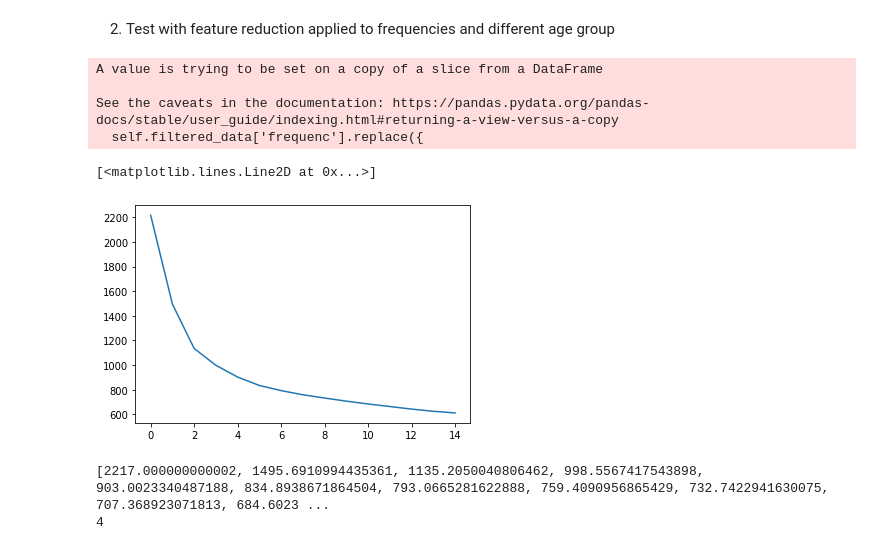
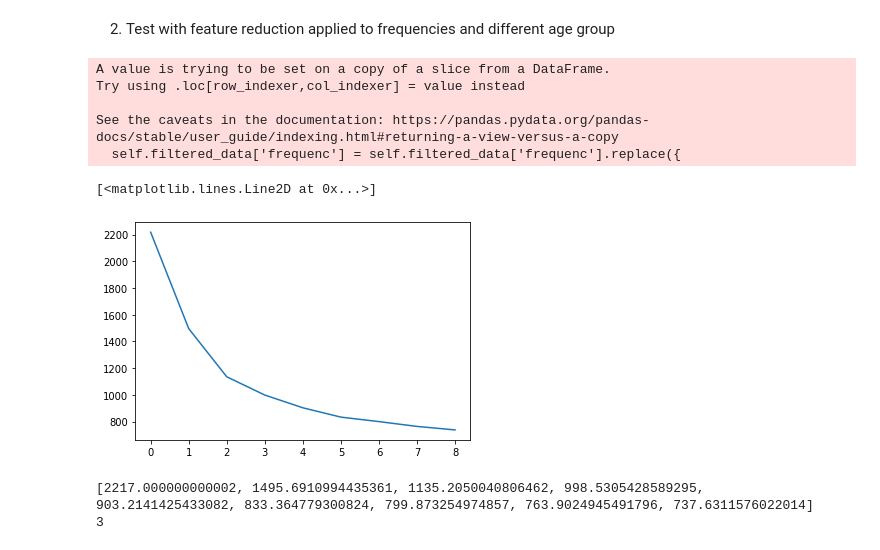
Before and after one commit to imhlas/datascience-miniproject, a Jupyter notebook: sandbox/education_analysis.ipynb, the cells around one changed output. Cells and saved outputs as stored; diff of their text form; code cells hidden in the pictures.

Commit message:
Test clusters produced with education dataset and streamlit map testing with geopandas

```diff
--- a/sandbox/education_analysis.ipynb
+++ b/sandbox/education_analysis.ipynb
@@ -80,7 +76,7 @@ alc_edu_freq_red_data.to_csv('../data/datasets_clean/freq_education_cleaned.csv'
 # Test optimal number of cluster with elbow method
 
 costs = []
-for num_clusters in list(range(1,16)):
+for num_clusters in list(range(1,10)):
     kproto = KPrototypes(n_clusters=num_clusters, init='Cao')
     kproto.fit_predict(alc_edu_freq_red_data, categorical=[0,1,2,3])
     costs.append(kproto.cost_)
@@ -89,7 +85,7 @@ plt.plot(costs)
 
 from kneed import KneeLocator
 
-cost_elbow = KneeLocator(x=range(1,16), y=costs, direction='decreasing')
+cost_elbow = KneeLocator(x=range(1,10), y=costs, direction='decreasing')
 
 print(cost_elbow)
 # %% [output]
@@ -127,7 +124,7 @@ new_age_group = ['From 18 to 44 years','From 45 to 64 years','65 years or over']
 
 alc_edu_freq_red_ages = AlcoholDataset(dataset_name='hlth_ehis_al1e',
                                            dataset_group='education',
-                                           feature_reduction=True,
+                                           frequency_reduction=True,
                                            ages=new_age_group
                                            ).get_dataset()
 
@@ -137,31 +134,32 @@ for c in alc_edu_freq_red_ages.select_dtypes(exclude='object').columns:
     pt = PowerTransformer()
     alc_edu_freq_red_ages[c] =  pt.fit_transform(np.array(alc_edu_freq_red_ages[c]).reshape(-1, 1))
 # %% [output]
-A value is trying to be set on a copy of a slice from a DataFrame
+A value is trying to be set on a copy of a slice from a DataFrame.
+Try using .loc[row_indexer,col_indexer] = value instead
 
 See the caveats in the documentation: https://pandas.pydata.org/pandas-docs/stable/user_guide/indexing.html#returning-a-view-versus-a-copy
-  self.filtered_data['frequenc'].replace({
+  self.filtered_data['frequenc'] = self.filtered_data['frequenc'].replace({
 # %%
 # Test optimal number of cluster with elbow method
 
 costs = []
 
-for num_clusters in list(range(1,16)):
+for num_clusters in list(range(1,10)):
     kproto = KPrototypes(n_clusters=num_clusters, init='Cao')
     clusters = kproto.fit_predict(alc_edu_freq_red_ages, categorical=[0,1,2,3])
     costs.append(kproto.cost_)
 
 plt.plot(costs)
 # %% [output]
 [<matplotlib.lines.Line2D at 0x...>]
-[figure, old version]
+[figure, new version]
 # %%
 print(costs)
-cost_elbow = KneeLocator(x=range(1,16), y=costs, curve='convex', direction='decreasing')
+cost_elbow = KneeLocator(x=range(1,10), y=costs, curve='convex', direction='decreasing')
 print(cost_elbow.elbow)
 # %% [output]
-[2217.000000000002, 1495.6910994435361, 1135.2050040806462, 998.5567417543898, 903.0023340487188, 834.8938671864504, 793.0665281622888, 759.4090956865429, 732.7422941630075, 707.368923071813, 684.6023 ...
-4
+[2217.000000000002, 1495.6910994435361, 1135.2050040806462, 998.5305428589295, 903.2141425433082, 833.364779300824, 799.873254974857, 763.9024945491796, 737.6311576022014]
+3
 # %%
 cluster_dict =[]
 for c in clusters:
```
Also changed, not shown: parts of 7 cells of this notebook, 4 other files.
